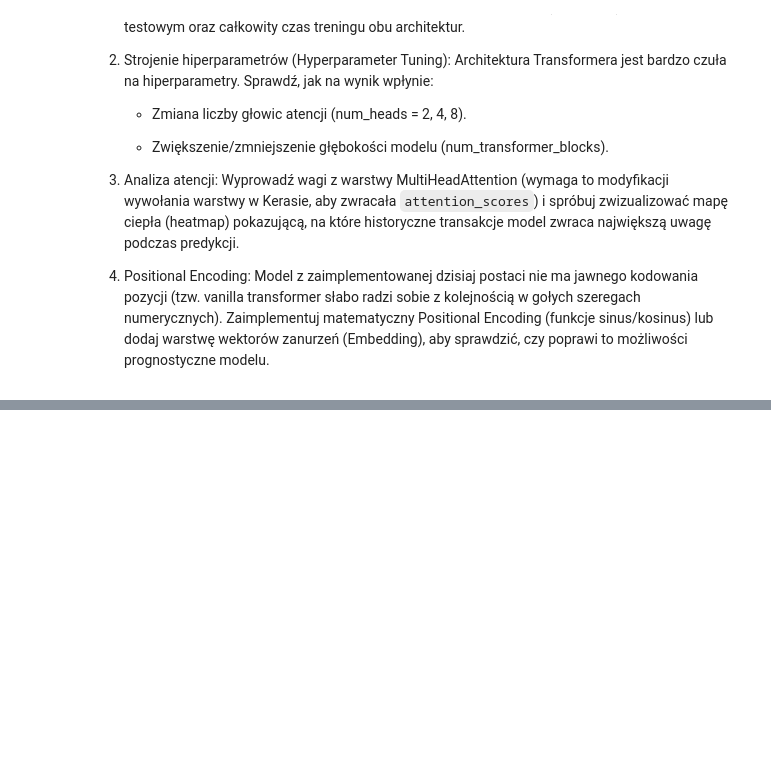
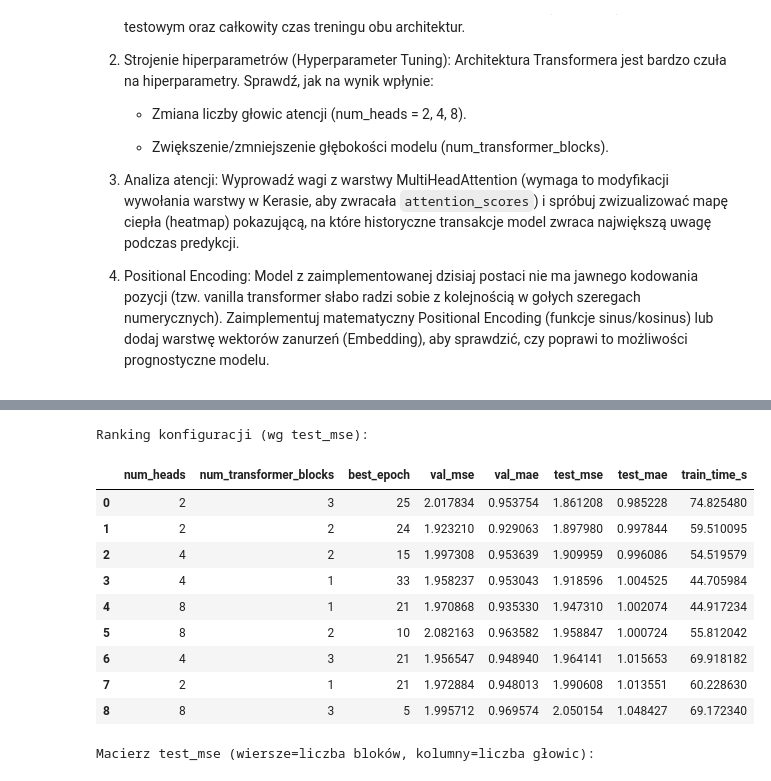
Before and after one commit to Qertal/studia, a Jupyter notebook: SIECINEURONOWE20252026/20260408/N10/SNiUG_MS_Lab_10.ipynb, the cells around one changed output, grey strips where cells are left out. Saved outputs shown, nothing was run; the diff lists cells and outputs as text; code cells hidden in the pictures; blank space fills up the shorter version.

```diff
--- a/SIECINEURONOWE20252026/20260408/N10/SNiUG_MS_Lab_10.ipynb
+++ b/SIECINEURONOWE20252026/20260408/N10/SNiUG_MS_Lab_10.ipynb
@@ -289,0 +369,78 @@ plt.show()
+# %%
+from itertools import product
+
+heads_grid = [2, 4, 8]
+blocks_grid = [1, 2, 3]
+
+tuning_results = []
+
+for num_heads, num_blocks in product(heads_grid, blocks_grid):
+    tf.keras.backend.clear_session()
+    tf.random.set_seed(42)
+    np.random.seed(42)
+
+    model_hp = build_transformer_model(
+        input_shape=INPUT_SHAPE,
+        head_size=64,
+        num_heads=num_heads,
+        ff_dim=4,
+        num_transformer_blocks=num_blocks,
+        mlp_units=[128],
+        mlp_dropout=0.2,
+        dropout=0.1,
+    )
+    compile_model(model_hp)
+
+    cb = [keras.callbacks.EarlyStopping(patience=20, restore_best_weights=True)]
+
+    start = time.perf_counter()
+    history_hp = model_hp.fit(
+        train_x,
+        train_y,
+        validation_data=(val_x, val_y),
+        epochs=100,
+        batch_size=64,
+        callbacks=cb,
+        verbose=0,
+    )
+    train_time = time.perf_counter() - start
+
+    val_metrics = model_hp.evaluate(val_x, val_y, verbose=0)
+    test_metrics = model_hp.evaluate(test_x, test_y, verbose=0)
+
+    tuning_results.append(
+        {
+            "num_heads": num_heads,
+            "num_transformer_blocks": num_blocks,
+            "best_epoch": int(np.argmin(history_hp.history["val_mse"]) + 1),
+            "val_mse": val_metrics[1],
+            "val_mae": val_metrics[2],
+            "test_mse": test_metrics[1],
+            "test_mae": test_metrics[2],
+            "train_time_s": train_time,
+        }
+    )
+
+tuning_df = pd.DataFrame(tuning_results).sort_values("test_mse").reset_index(drop=True)
+print("Ranking konfiguracji (wg test_mse):")
+display(tuning_df)
+
+print("\nMacierz test_mse (wiersze=liczba bloków, kolumny=liczba głowic):")
+display(
+    tuning_df.pivot(
+        index="num_transformer_blocks", columns="num_heads", values="test_mse"
+    )
+)
+# %% [output]
+Ranking konfiguracji (wg test_mse):
+|  | num_heads | num_transformer_blocks | best_epoch | val_mse | val_mae | test_mse | test_mae | train_time_s |
+| 0 | 2 | 3 | 25 | 2.017834 | 0.953754 | 1.861208 | 0.985228 | 74.825480 |
+| 1 | 2 | 2 | 24 | 1.923210 | 0.929063 | 1.897980 | 0.997844 | 59.510095 |
+| 2 | 4 | 2 | 15 | 1.997308 | 0.953639 | 1.909959 | 0.996086 | 54.519579 |
+| 3 | 4 | 1 | 33 | 1.958237 | 0.953043 | 1.918596 | 1.004525 | 44.705984 |
+| 4 | 8 | 1 | 21 | 1.970868 | 0.935330 | 1.947310 | 1.002074 | 44.917234 |
+| 5 | 8 | 2 | 10 | 2.082163 | 0.963582 | 1.958847 | 1.000724 | 55.812042 |
+| 6 | 4 | 3 | 21 | 1.956547 | 0.948940 | 1.964141 | 1.015653 | 69.918182 |
+| 7 | 2 | 1 | 21 | 1.972884 | 0.948013 | 1.990608 | 1.013551 | 60.228630 |
+| 8 | 8 | 3 | 5 | 1.995712 | 0.969574 | 2.050154 | 1.048427 | 69.172340 |
+Macierz test_mse (wiersze=liczba bloków, kolumny=liczba głowic):
```
Also changed, not shown: parts of 9 cells of this notebook, 2 other files.
